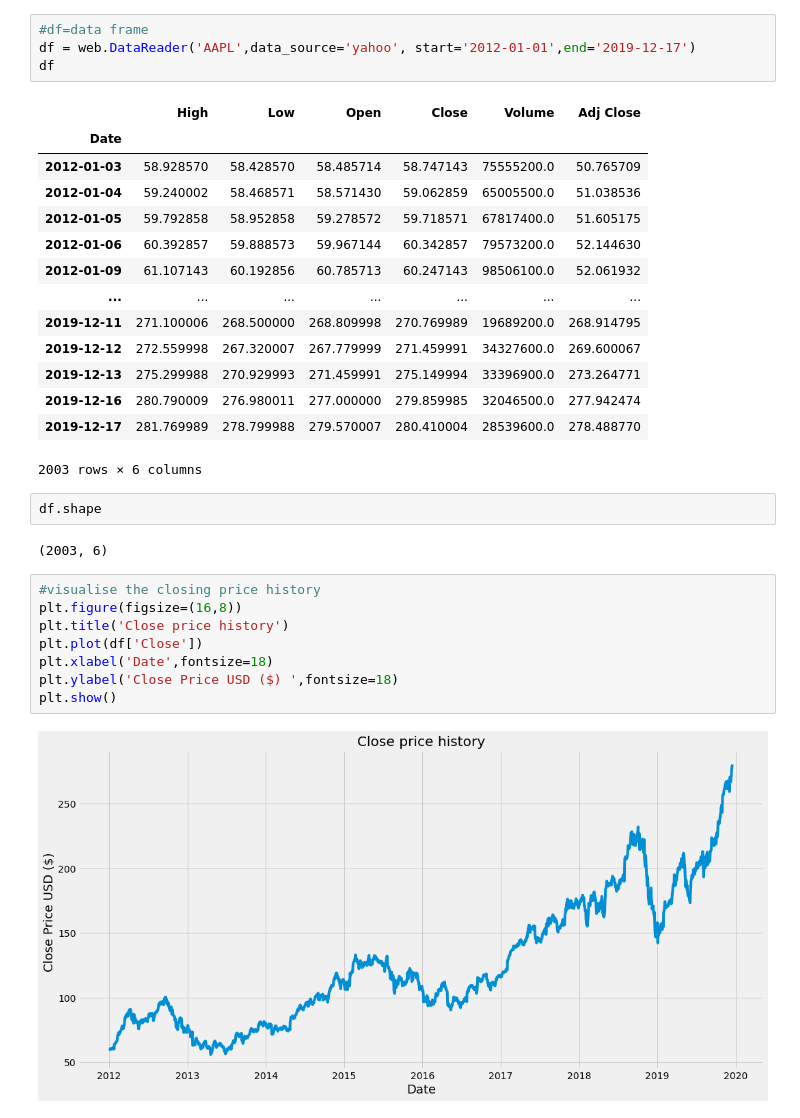
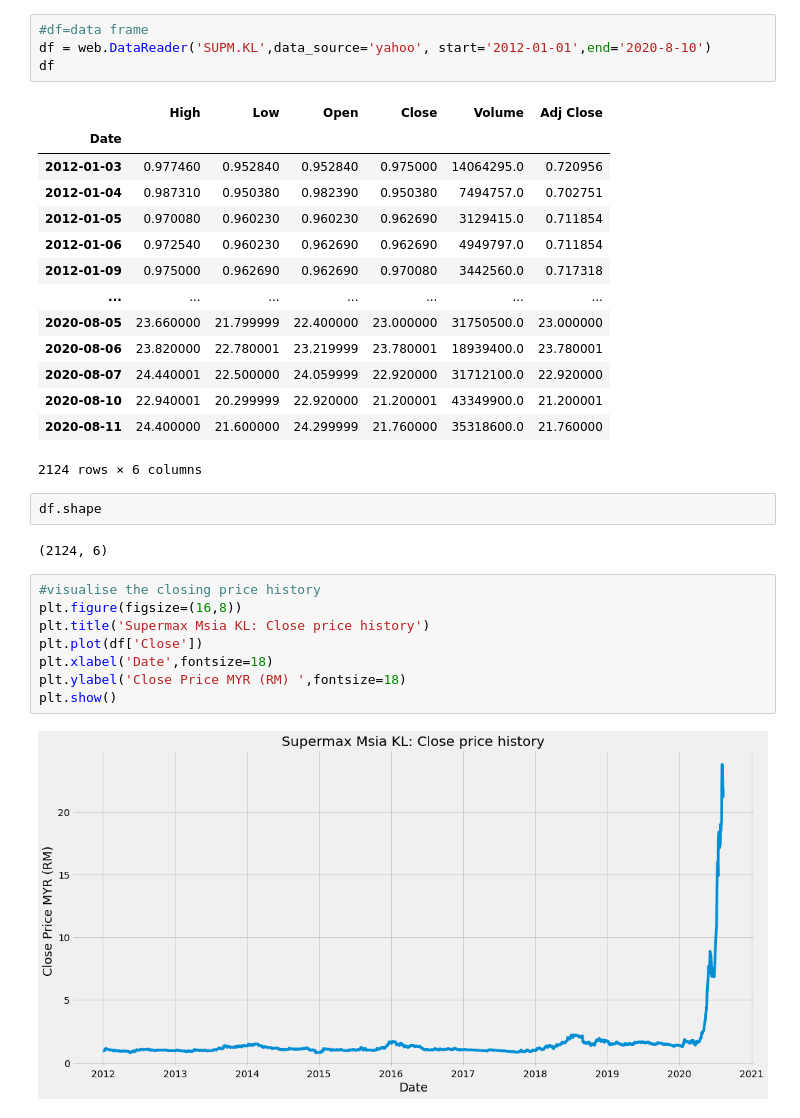
Before and after one commit to twinwood/Stock-Predict---Big-Data, a Jupyter notebook: Stock_Predict.ipynb, the cells around one changed output. Cells and saved outputs as stored; diff of their text form.

```diff
--- a/Stock_Predict.ipynb
+++ b/Stock_Predict.ipynb
@@ -18,33 +18,33 @@ all libraries imported
 # %%
 #df=data frame
-df = web.DataReader('AAPL',data_source='yahoo', start='2012-01-01',end='2019-12-17')
+df = web.DataReader('SUPM.KL',data_source='yahoo', start='2012-01-01',end='2020-8-10')
 df
 # %% [output]
 |  | High | Low | Open | Close | Volume | Adj Close |
 | Date |  |  |  |  |  |  |
-| 2012-01-03 | 58.928570 | 58.428570 | 58.485714 | 58.747143 | 75555200.0 | 50.765709 |
-| 2012-01-04 | 59.240002 | 58.468571 | 58.571430 | 59.062859 | 65005500.0 | 51.038536 |
-| 2012-01-05 | 59.792858 | 58.952858 | 59.278572 | 59.718571 | 67817400.0 | 51.605175 |
-| 2012-01-06 | 60.392857 | 59.888573 | 59.967144 | 60.342857 | 79573200.0 | 52.144630 |
-| 2012-01-09 | 61.107143 | 60.192856 | 60.785713 | 60.247143 | 98506100.0 | 52.061932 |
+| 2012-01-03 | 0.977460 | 0.952840 | 0.952840 | 0.975000 | 14064295.0 | 0.720956 |
+| 2012-01-04 | 0.987310 | 0.950380 | 0.982390 | 0.950380 | 7494757.0 | 0.702751 |
+| 2012-01-05 | 0.970080 | 0.960230 | 0.960230 | 0.962690 | 3129415.0 | 0.711854 |
+| 2012-01-06 | 0.972540 | 0.960230 | 0.962690 | 0.962690 | 4949797.0 | 0.711854 |
+| 2012-01-09 | 0.975000 | 0.962690 | 0.962690 | 0.970080 | 3442560.0 | 0.717318 |
 | ... | ... | ... | ... | ... | ... | ... |
-| 2019-12-11 | 271.100006 | 268.500000 | 268.809998 | 270.769989 | 19689200.0 | 268.914795 |
-| 2019-12-12 | 272.559998 | 267.320007 | 267.779999 | 271.459991 | 34327600.0 | 269.600067 |
-| 2019-12-13 | 275.299988 | 270.929993 | 271.459991 | 275.149994 | 33396900.0 | 273.264771 |
-| 2019-12-16 | 280.790009 | 276.980011 | 277.000000 | 279.859985 | 32046500.0 | 277.942474 |
-| 2019-12-17 | 281.769989 | 278.799988 | 279.570007 | 280.410004 | 28539600.0 | 278.488770 |
+| 2020-08-05 | 23.660000 | 21.799999 | 22.400000 | 23.000000 | 31750500.0 | 23.000000 |
+| 2020-08-06 | 23.820000 | 22.780001 | 23.219999 | 23.780001 | 18939400.0 | 23.780001 |
+| 2020-08-07 | 24.440001 | 22.500000 | 24.059999 | 22.920000 | 31712100.0 | 22.920000 |
+| 2020-08-10 | 22.940001 | 20.299999 | 22.920000 | 21.200001 | 43349900.0 | 21.200001 |
+| 2020-08-11 | 24.400000 | 21.600000 | 24.299999 | 21.760000 | 35318600.0 | 21.760000 |
-2003 rows × 6 columns
+2124 rows × 6 columns
 # %%
 df.shape
 # %% [output]
-(2003, 6)
+(2124, 6)
 # %%
 #visualise the closing price history
 plt.figure(figsize=(16,8))
-plt.title('Close price history')
+plt.title('Supermax Msia KL: Close price history')
 plt.plot(df['Close'])
 plt.xlabel('Date',fontsize=18)
-plt.ylabel('Close Price USD ($) ',fontsize=18)
+plt.ylabel('Close Price MYR (RM) ',fontsize=18)
 plt.show()
 # %% [output]
-[figure, old version]
+[figure, new version]
```
Also changed, not shown: parts of 16 cells of this notebook.
